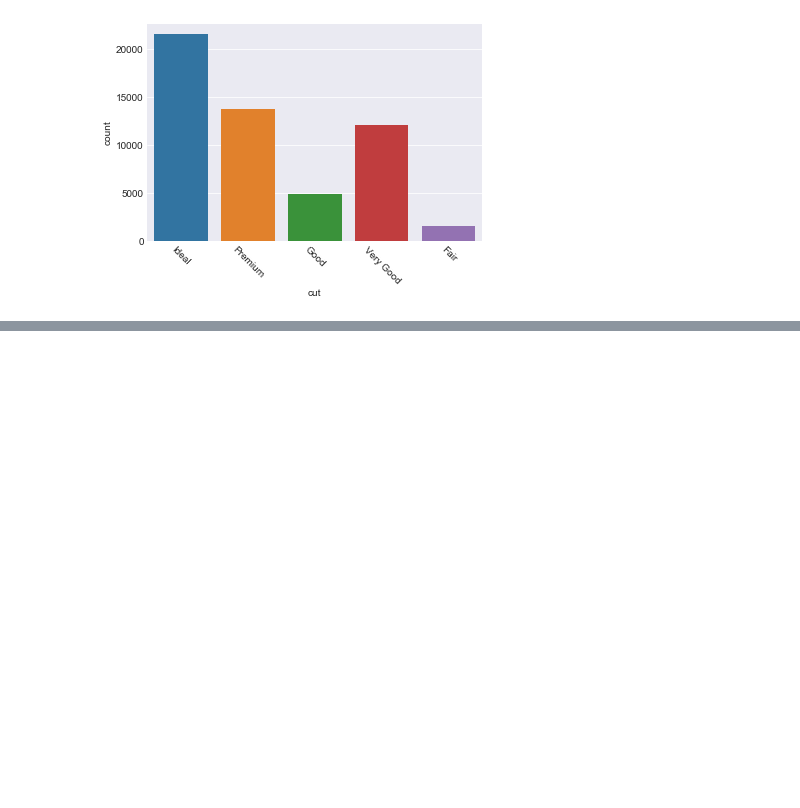
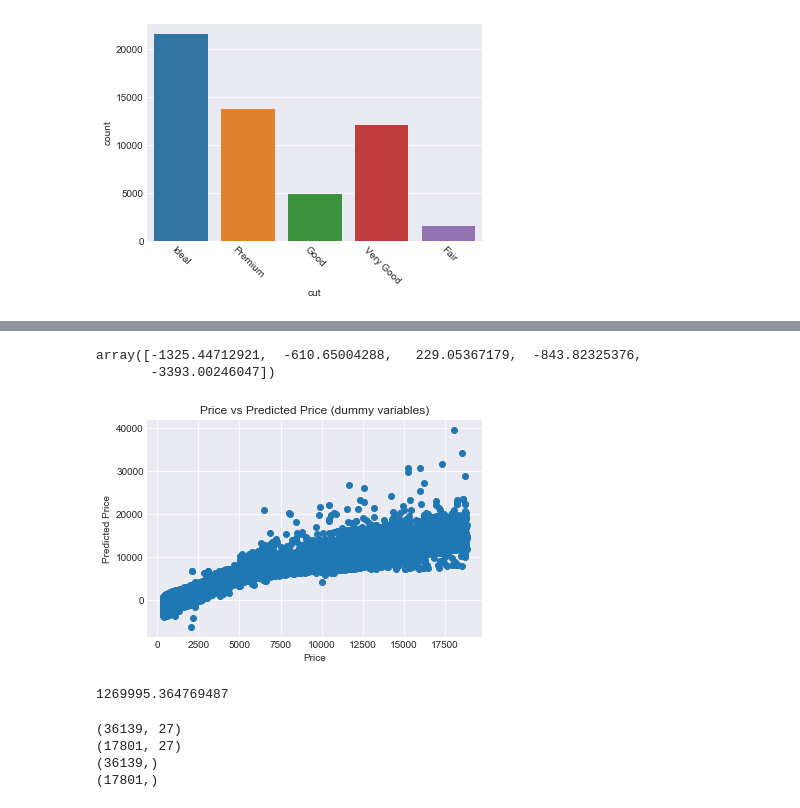
Before and after one commit to ptran265/DataAnalyticsBootcamp, a Jupyter notebook: Diamonds1.ipynb, the cells around one changed output, grey strips where cells are left out. Saved outputs shown, nothing was run; the diff lists cells and outputs as text; code cells hidden in the pictures; blank space fills up the shorter version.

```diff
--- a/Diamonds1.ipynb
+++ b/Diamonds1.ipynb
@@ -514,0 +572,10 @@ plt.xticks(rotation=-45)
+# %%
+modeldf = df.drop(['price grade'], axis=1)
+
+
+modeldf.columns
+
+#dummy variables for cut, color, clarity
+#get_dummies will auto-drop columns that dummies were created from
+modeldf = pd.get_dummies(data=modeldf, columns=['cut','color','clarity'])
+modeldf.head()
@@ -514,0 +590,8 @@ plt.xticks(rotation=-45)
+# %%
+from sklearn.linear_model import LinearRegression
+X = modeldf.drop('price', axis = 1)
+
+#assign linear regression function to a variable
+lm = LinearRegression()
+# %%
+lm.fit(X, modeldf.price)
@@ -514,0 +628,18 @@ plt.xticks(rotation=-45)
+# %%
+lm.predict(X)[0:5]
+# %% [output]
+array([-1325.44712921,  -610.65004288,   229.05367179,  -843.82325376,
+       -3393.00246047])
+# %%
+plt.scatter(df.price, lm.predict(X))
+plt.xlabel("Price")
+plt.ylabel("Predicted Price")
+plt.title("Price vs Predicted Price (dummy variables)")
+plt.show()
+# %% [output]
+[figure, added]
+# %%
+mseFull = np.mean((df.price - lm.predict(X)) ** 2)
+print(mseFull)
+# %% [output]
+1269995.364769487
@@ -514,0 +667,13 @@ plt.xticks(rotation=-45)
+# %%
+#test_size default = 0.25
+X_train, X_test, Y_train, Y_test = sklearn.model_selection.train_test_split(
+    X, df.price, test_size=0.33, random_state = 5)
+print(X_train.shape)
+print(X_test.shape)
+print(Y_train.shape)
+print(Y_test.shape)
+# %% [output]
+(36139, 27)
+(17801, 27)
+(36139,)
+(17801,)
```
Also changed, not shown: parts of 45 cells of this notebook.
